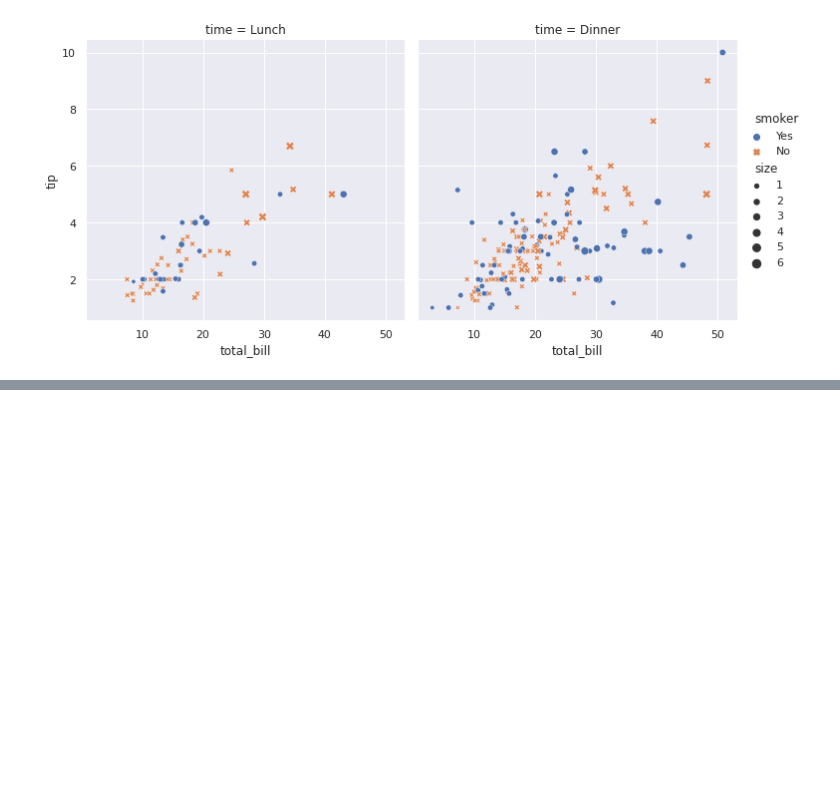
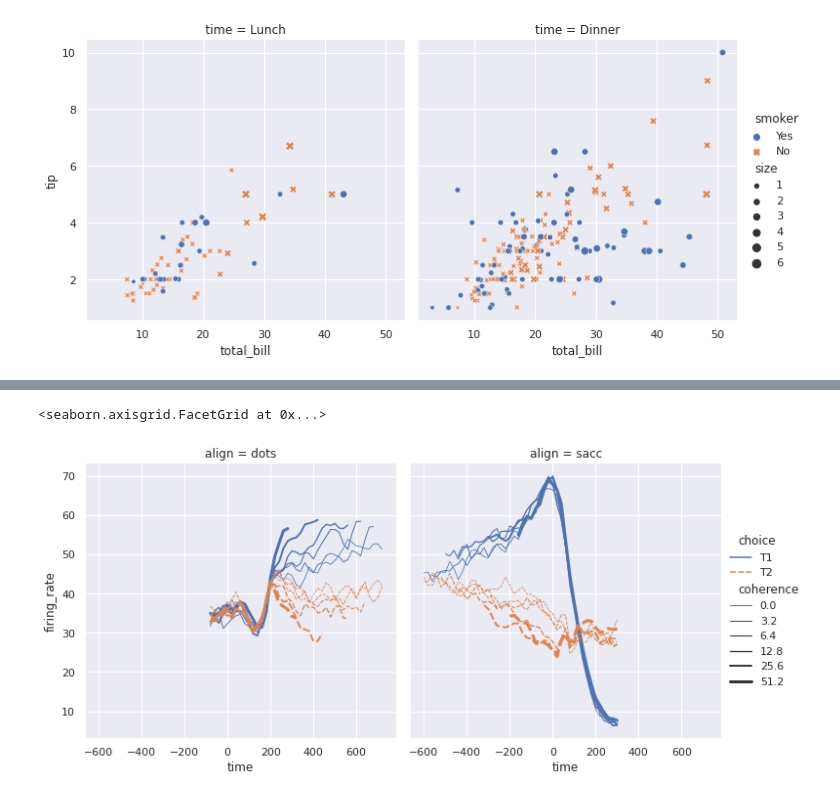
Before and after one commit to jhrsya/seaborn_practice, a Jupyter notebook: seaborn_practice.ipynb, the cells around one changed output, grey strips where cells are left out. Saved outputs shown, nothing was run; the diff lists cells and outputs as text; code cells hidden in the pictures; blank space fills up the shorter version.

```diff
--- a/seaborn_practice.ipynb
+++ b/seaborn_practice.ipynb
@@ -38,0 +81,5 @@ sns.relplot(data = tips, x = "total_bill", y = "tip", col = "time", hue = "smoke
+# %%
+sns.relplot(data = dots, kind = "line", x = "time", y = "firing_rate", col = "align", hue = "choice", size = "coherence", style = "choice")
+# %% [output]
+<seaborn.axisgrid.FacetGrid at 0x...>
+[figure, added]
```
Also changed, not shown: parts of 10 cells of this notebook.
